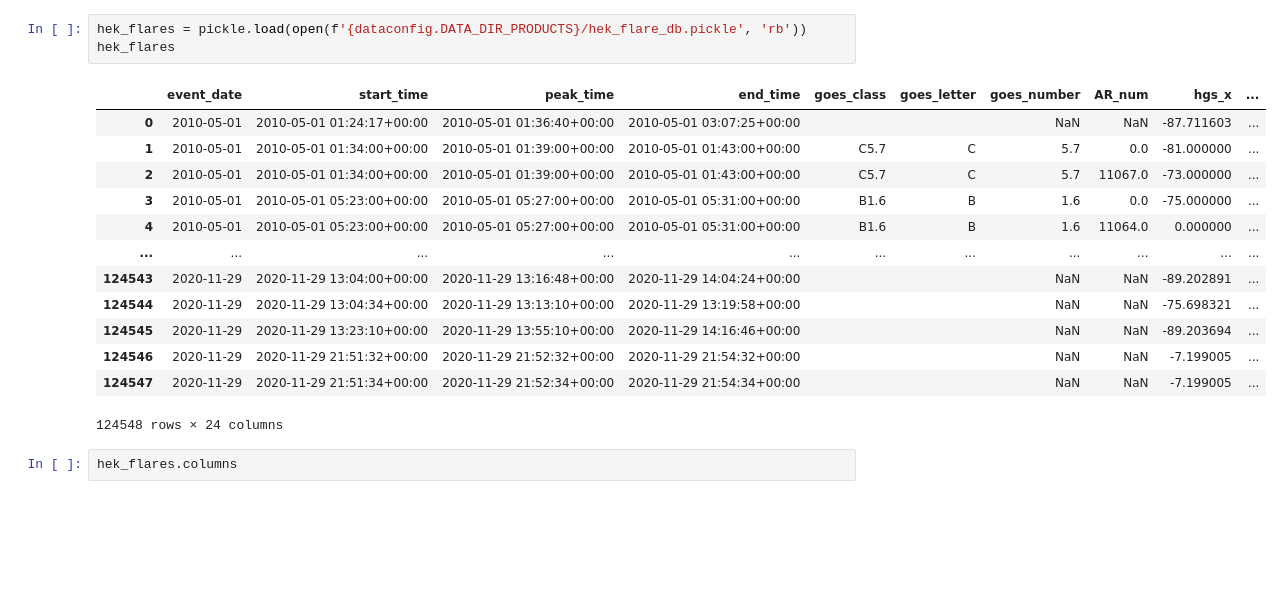
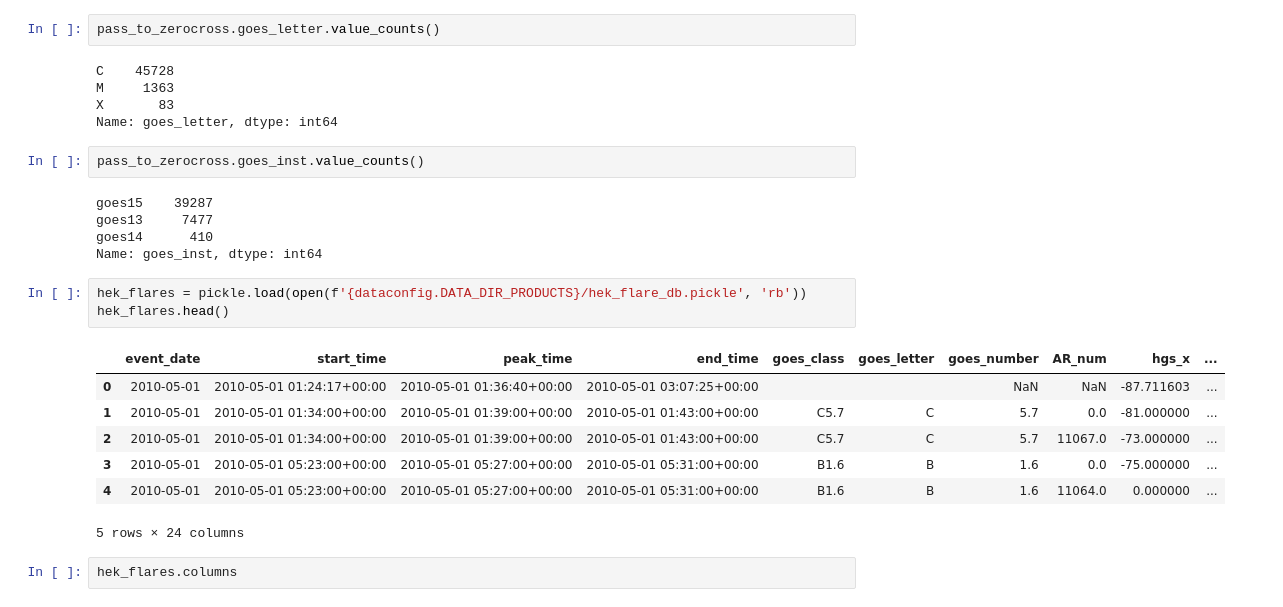
Before and after one commit to jpadial15/ALEXIS_pipeline, a Jupyter notebook: jupyter_notebooks/zerocross_analysis.ipynb, the cells around one changed output. Saved outputs shown, nothing was run; the diff lists cells and outputs as text; blank space fills up the shorter version.

```diff
--- a/jupyter_notebooks/zerocross_analysis.ipynb
+++ b/jupyter_notebooks/zerocross_analysis.ipynb
@@ -40,20 +234,28 @@ merged_zerocross_df
+# %%
+pass_to_zerocross.goes_letter.value_counts()
+# %% [output]
+C    45728
+M     1363
+X       83
+Name: goes_letter, dtype: int64
+# %%
+pass_to_zerocross.goes_inst.value_counts()
+# %% [output]
+goes15    39287
+goes13     7477
+goes14      410
+Name: goes_inst, dtype: int64
 # %%
 hek_flares = pickle.load(open(f'{dataconfig.DATA_DIR_PRODUCTS}/hek_flare_db.pickle', 'rb'))
-hek_flares
+hek_flares.head()
 # %% [output]
 |  | event_date | start_time | peak_time | end_time | goes_class | goes_letter | goes_number | AR_num | hgs_x | ... |
 | 0 | 2010-05-01 | 2010-05-01 01:24:17+00:00 | 2010-05-01 01:36:40+00:00 | 2010-05-01 03:07:25+00:00 |  |  | NaN | NaN | -87.711603 | ... |
 | 1 | 2010-05-01 | 2010-05-01 01:34:00+00:00 | 2010-05-01 01:39:00+00:00 | 2010-05-01 01:43:00+00:00 | C5.7 | C | 5.7 | 0.0 | -81.000000 | ... |
 | 2 | 2010-05-01 | 2010-05-01 01:34:00+00:00 | 2010-05-01 01:39:00+00:00 | 2010-05-01 01:43:00+00:00 | C5.7 | C | 5.7 | 11067.0 | -73.000000 | ... |
 | 3 | 2010-05-01 | 2010-05-01 05:23:00+00:00 | 2010-05-01 05:27:00+00:00 | 2010-05-01 05:31:00+00:00 | B1.6 | B | 1.6 | 0.0 | -75.000000 | ... |
 | 4 | 2010-05-01 | 2010-05-01 05:23:00+00:00 | 2010-05-01 05:27:00+00:00 | 2010-05-01 05:31:00+00:00 | B1.6 | B | 1.6 | 11064.0 | 0.000000 | ... |
-| ... | ... | ... | ... | ... | ... | ... | ... | ... | ... | ... |
-| 124543 | 2020-11-29 | 2020-11-29 13:04:00+00:00 | 2020-11-29 13:16:48+00:00 | 2020-11-29 14:04:24+00:00 |  |  | NaN | NaN | -89.202891 | ... |
-| 124544 | 2020-11-29 | 2020-11-29 13:04:34+00:00 | 2020-11-29 13:13:10+00:00 | 2020-11-29 13:19:58+00:00 |  |  | NaN | NaN | -75.698321 | ... |
-| 124545 | 2020-11-29 | 2020-11-29 13:23:10+00:00 | 2020-11-29 13:55:10+00:00 | 2020-11-29 14:16:46+00:00 |  |  | NaN | NaN | -89.203694 | ... |
-| 124546 | 2020-11-29 | 2020-11-29 21:51:32+00:00 | 2020-11-29 21:52:32+00:00 | 2020-11-29 21:54:32+00:00 |  |  | NaN | NaN | -7.199005 | ... |
-| 124547 | 2020-11-29 | 2020-11-29 21:51:34+00:00 | 2020-11-29 21:52:34+00:00 | 2020-11-29 21:54:34+00:00 |  |  | NaN | NaN | -7.199005 | ... |
-124548 rows × 24 columns
+5 rows × 24 columns
 # %%
 hek_flares.columns
 # %% [output]
```
Also changed, not shown: parts of 35 cells of this notebook.
